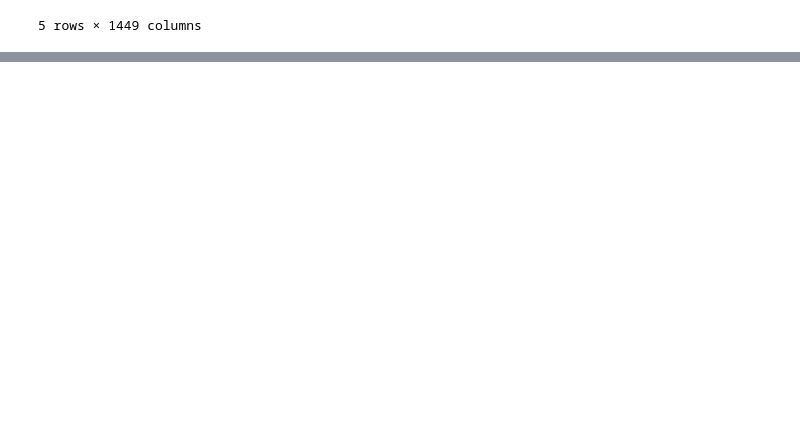
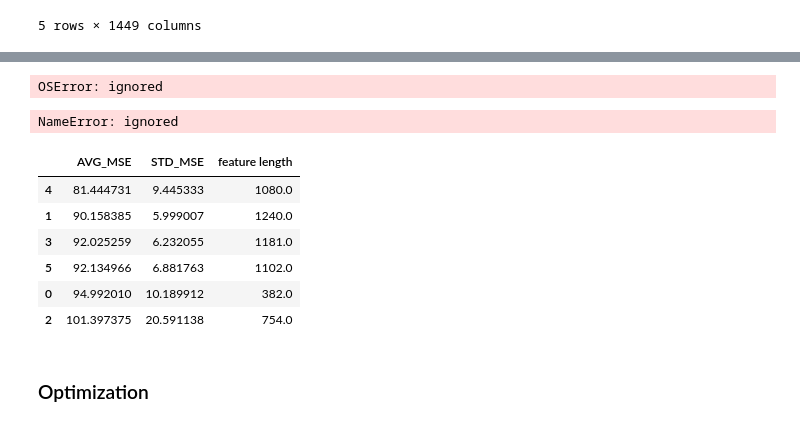
Before and after one commit to malumisa/test, a Jupyter notebook: Machine_Learning_.ipynb, the cells around one changed output, grey strips where cells are left out. Cells and saved outputs as stored; diff of their text form; code cells hidden in the pictures; blank space fills up the shorter version.

```diff
--- a/Machine_Learning_.ipynb
+++ b/Machine_Learning_.ipynb
@@ -116,0 +96,4 @@ Loss: -11732769.0, Accuracy: 0.7056074738502502
+# %%
+length = [len(x) for x in remove_corr]
+
+print(length)
@@ -116,0 +205,23 @@ Loss: -11732769.0, Accuracy: 0.7056074738502502
+# %%
+range_ = [i for i in range(0, 6)]
+folds_ids = [1, 2, 3, 4, 5]
+# %%
+results_preliminary = train_and_validation(df, range_, folds_ids = folds_ids, length = length)
+# %% [output]
+OSError: ignored
+# %%
+results_prelim = pd.DataFrame(results_preliminary).transpose()
+# %% [output]
+NameError: ignored
+# %%
+results_prelim.sort_values(by = 'AVG_MSE')
+# %% [output]
+|  | AVG_MSE | STD_MSE | feature length |
+| 4 | 81.444731 | 9.445333 | 1080.0 |
+| 1 | 90.158385 | 5.999007 | 1240.0 |
+| 3 | 92.025259 | 6.232055 | 1181.0 |
+| 5 | 92.134966 | 6.881763 | 1102.0 |
+| 0 | 94.992010 | 10.189912 | 382.0 |
+| 2 | 101.397375 | 20.591138 | 754.0 |
+# %% [markdown]
+### Optimization
```
Also changed, not shown: parts of 57 cells of this notebook.
